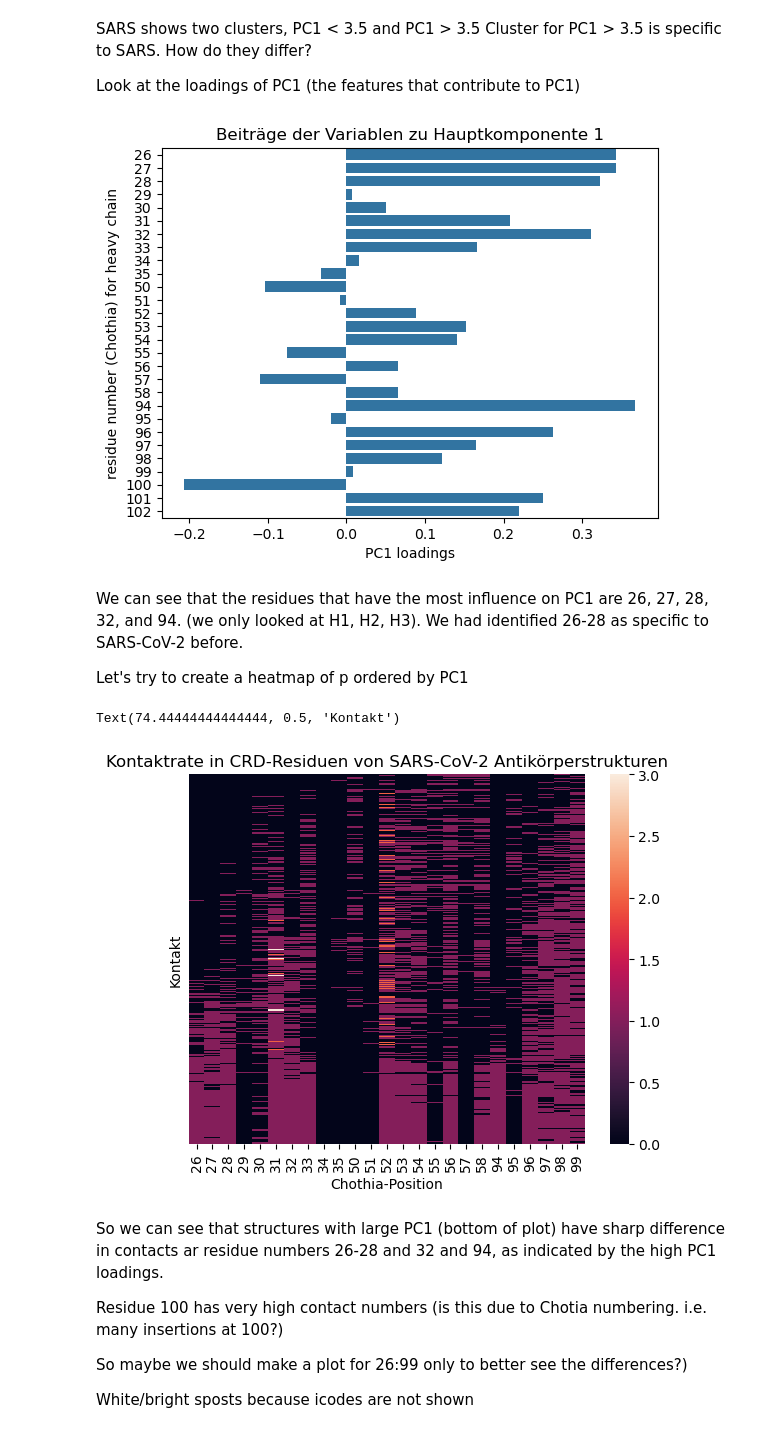
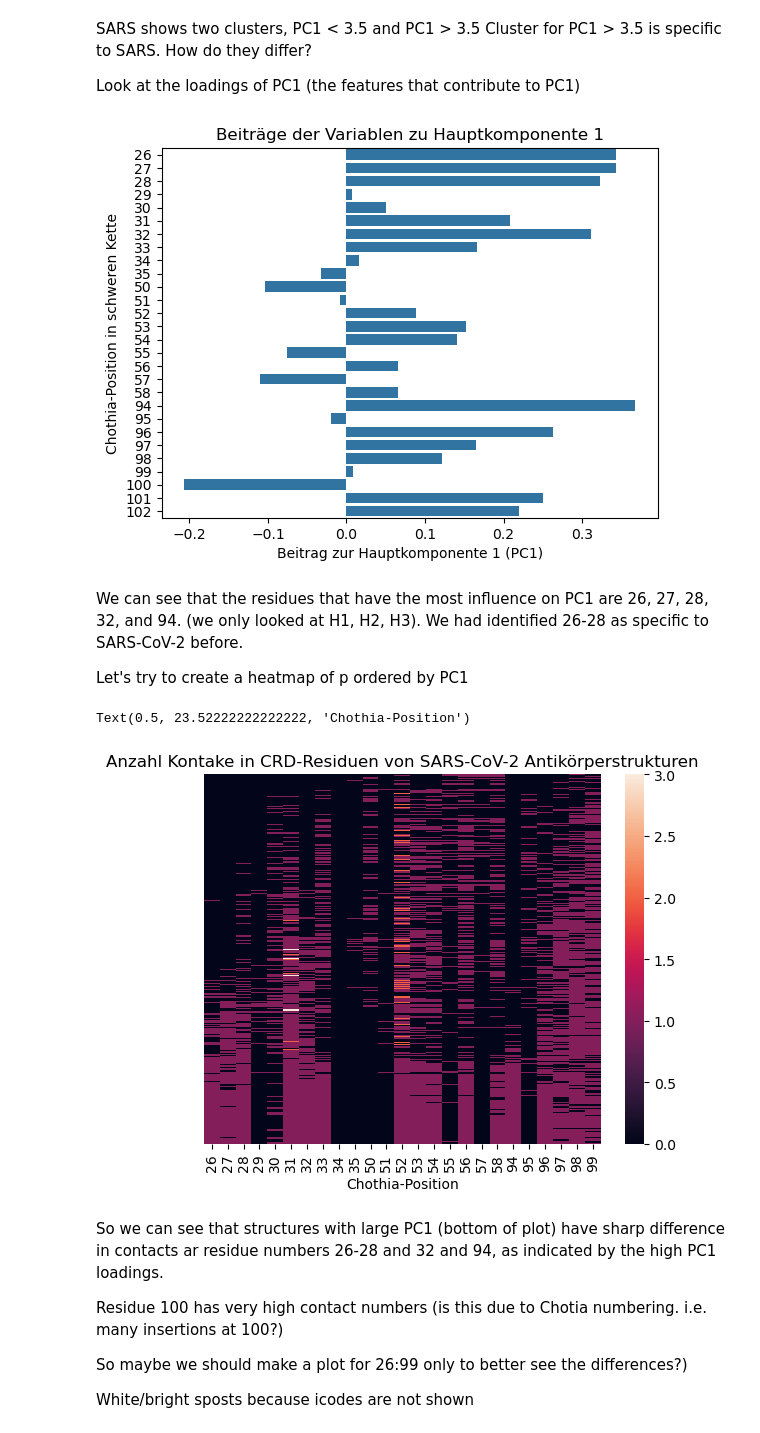
Before and after one commit to datascience-2025-group4/group04-team02, a Jupyter notebook: dataanalysis/03_contacts/02_analyze_contacts.ipynb, the cells around one changed output. Drawn from its saved outputs; the diff is of its cells as text; code cells hidden in the pictures.

```diff
--- a/dataanalysis/03_contacts/02_analyze_contacts.ipynb
+++ b/dataanalysis/03_contacts/02_analyze_contacts.ipynb
@@ -532,12 +533,12 @@ Look at the loadings of PC1 (the features that contribute to PC1)
 colour = {"red"}
 pc1_loadings = pd.Series(pca.components_[0], index = p.columns)
 sns.barplot(pc1_loadings, orient="y")
-plt.ylabel("residue number (Chothia) for heavy chain")
-plt.xlabel("PC1 loadings")
+plt.ylabel("Chothia-Position in schweren Kette")
+plt.xlabel("Beitrag zur Hauptkomponente 1 (PC1)")
 plt.title("Beiträge der Variablen zu Hauptkomponente 1")
 plt.show()
 # %% [output]
-[figure, old version]
+[figure, new version]
 # %% [markdown]
 We can see that the residues that have the most influence on PC1 are 26, 27, 28, 32, and 94. (we only looked at H1, H2, H3). We had identified 26-28 as specific to SARS-CoV-2 before.
 
@@ -545,18 +546,17 @@ Let's try to create a heatmap of p ordered by PC1
 # %%
 tmp = (p
  .reset_index()
  .query("species == 'SARS-CoV-2'")
  .merge(df_pca.get(["pdb_id", "PC1"]), how = "inner", on = "pdb_id")
  .sort_values("PC1"))
 
-plt.title("Kontaktrate in CRD-Residuen von SARS-CoV-2 Antikörperstrukturen")
+plt.title("Anzahl Kontake in CRD-Residuen von SARS-CoV-2 Antikörperstrukturen")
 sns.heatmap(tmp.loc[:,26:99], yticklabels = False)
 
 plt.xlabel("Chothia-Position")
-plt.ylabel("Kontakt")
 # %% [output]
-Text(74.44444444444444, 0.5, 'Kontakt')
+Text(0.5, 23.52222222222222, 'Chothia-Position')
-[figure, old version]
+[figure, new version]
 # %% [markdown]
 So we can see that structures with large PC1 (bottom of plot) have sharp difference in contacts ar residue numbers  26-28 and 32 and 94, as indicated by the high PC1 loadings.
 
```
Also changed, not shown: parts of 3 cells of this notebook, 4 other files.
